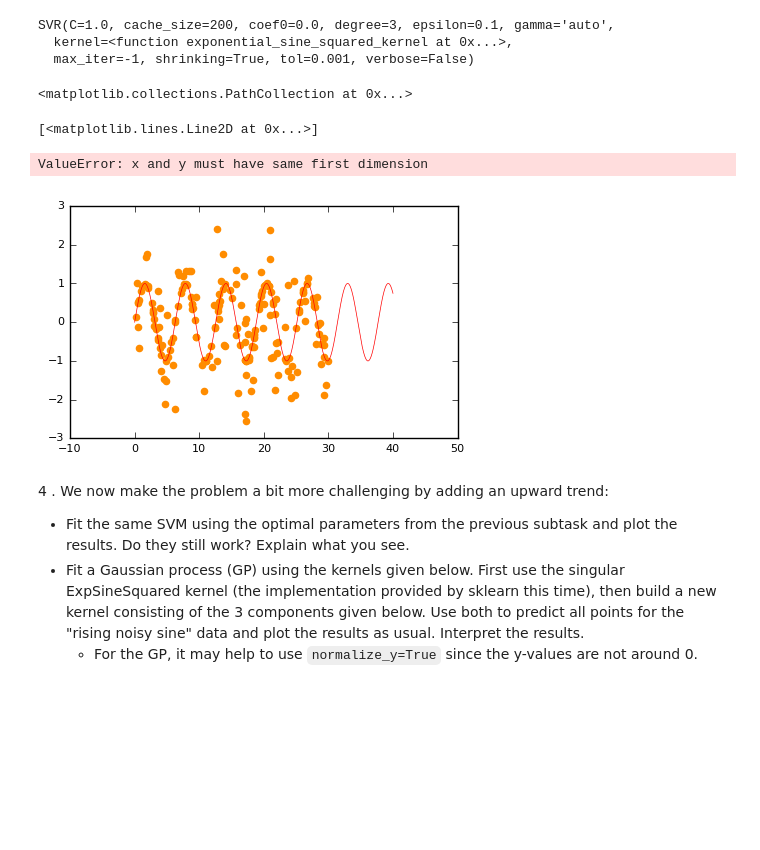
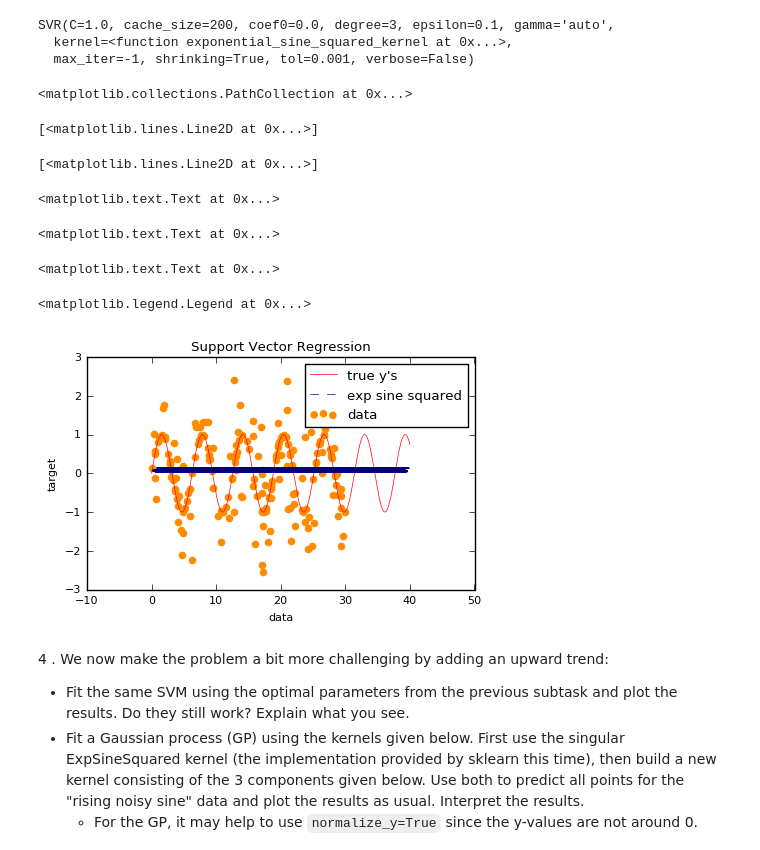
Before and after one commit to schneiderjan/2imm20-assignments, a Jupyter notebook: 1_our_solutions/Assignment 2.ipynb, the cells around one changed output. Cells and saved outputs as stored; diff of their text form; code cells hidden in the pictures; blank space fills up the shorter version.

Commit message:
Plot for exp sine thing working.

```diff
--- a/1_our_solutions/Assignment 2.ipynb
+++ b/1_our_solutions/Assignment 2.ipynb
@@ -84,9 +90,9 @@ print(y.shape)
 # %%
-# from sklearn.model_selection import train_test_split
-#
-# X_train, X_test, y_train, y_test = train_test_split(X, y)
-# print(X_train.shape)
-# print(X_test.shape)
-# print(y_train.shape)
-# print(y_test.shape)
+from sklearn.model_selection import train_test_split
+
+X_train, X_test, y_train, y_test = train_test_split(X_plot, true_y)
+print(X_train.shape)
+print(X_test.shape)
+print(y_train.shape)
+print(y_test.shape)
 # %% [output]
@@ -241,20 +245,23 @@ SVR(C=1.0, cache_size=200, coef0=0.0, degree=3, epsilon=0.1, gamma='auto',
   kernel=<function exponential_sine_squared_kernel at 0x...>,
   max_iter=-1, shrinking=True, tol=0.001, verbose=False)
 # %%
-lw = 1
 plt.scatter(X, y, color='darkorange', label='data')
 plt.plot(X_plot, true_y, color='red', label='true y\'s')
-plt.plot(X_plot, y_pred_sine, color='navy', lw=lw, label='exp sine squared')
+plt.plot(X_test, y_pred_sine, color='navy', label='exp sine squared')
 plt.xlabel('data')
 plt.ylabel('target')
 plt.title('Support Vector Regression')
 plt.legend()
-plt.show()
+# plt.show()
 # %% [output]
 <matplotlib.collections.PathCollection at 0x...>
 [<matplotlib.lines.Line2D at 0x...>]
-ValueError: x and y must have same first dimension
+[<matplotlib.lines.Line2D at 0x...>]
+<matplotlib.text.Text at 0x...>
+<matplotlib.text.Text at 0x...>
+<matplotlib.text.Text at 0x...>
+<matplotlib.legend.Legend at 0x...>
-[figure, old version]
+[figure, new version]
 # %% [markdown]
 4 . We now make the problem a bit more challenging by adding an upward trend:
 
```
Also changed, not shown: parts of 9 cells of this notebook.
